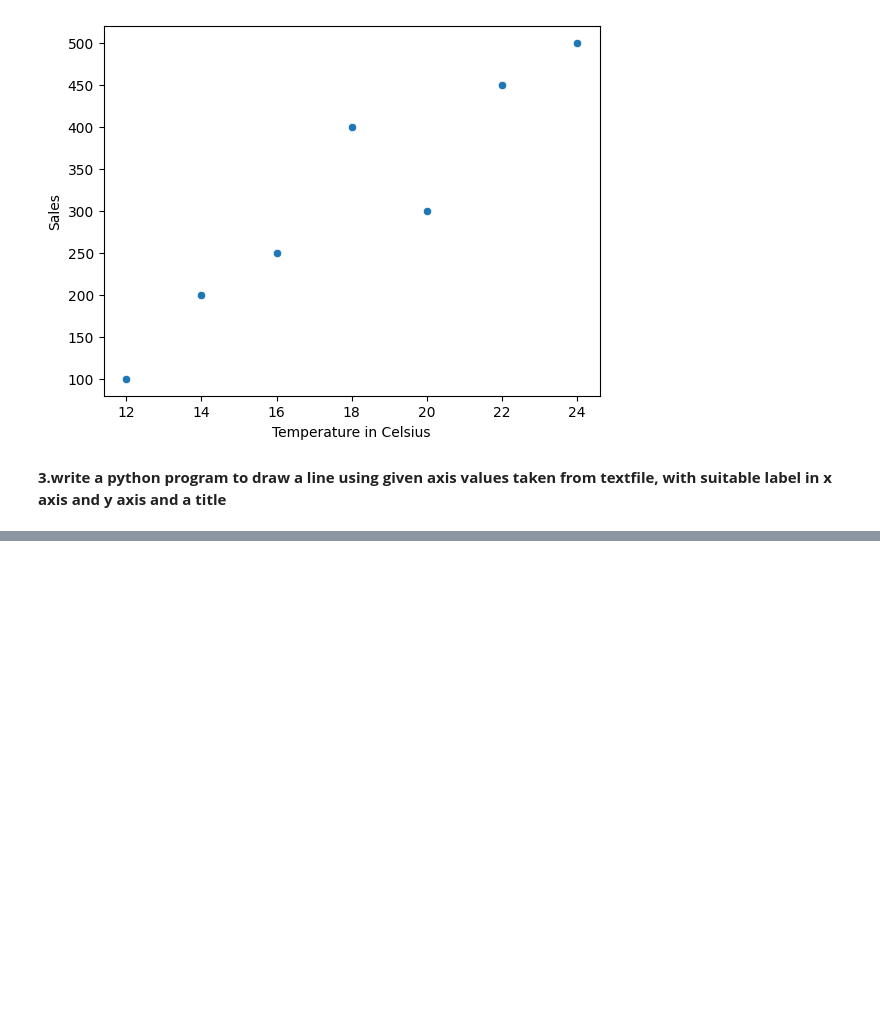
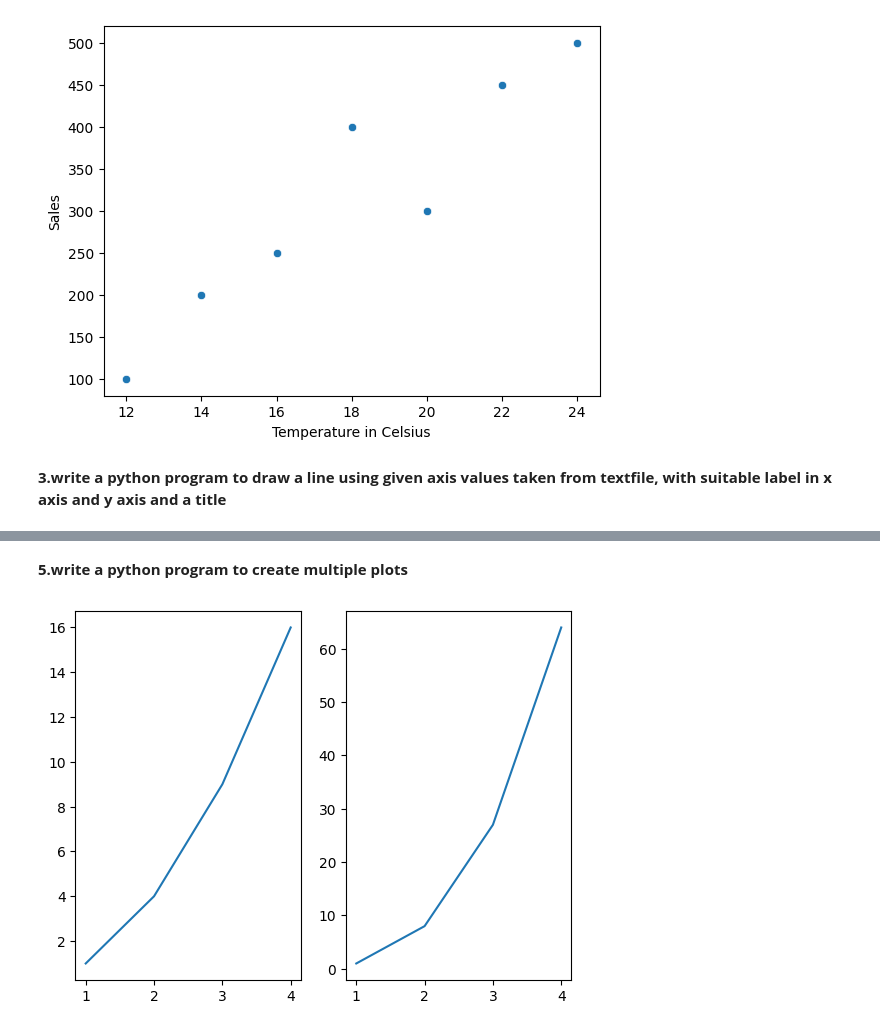
Before and after one commit to bhavanatheruvath/DSLAB, a Jupyter notebook: exp3.ipynb, the cells around one changed output, grey strips where cells are left out. Cells and saved outputs as stored; diff of their text form; code cells hidden in the pictures; blank space fills up the shorter version.

```diff
--- a/exp3.ipynb
+++ b/exp3.ipynb
@@ -38,0 +56,14 @@ NameError: name 'pandas' is not defined
+# %% [markdown]
+**5.write a python program to create multiple plots**
+# %%
+x1=[1,2,3,4]
+y1=[1,4,9,16]
+x2=[1,2,3,4]
+y2=[1,8,27,64]
+py.subplot(1,2,1)
+py.plot(x1,y1)
+py.subplot(1,2,2)
+py.plot(x2,y2)
+py.show()
+# %% [output]
+[figure, added]
```
Also changed, not shown: parts of 18 cells of this notebook, 4 other files.
